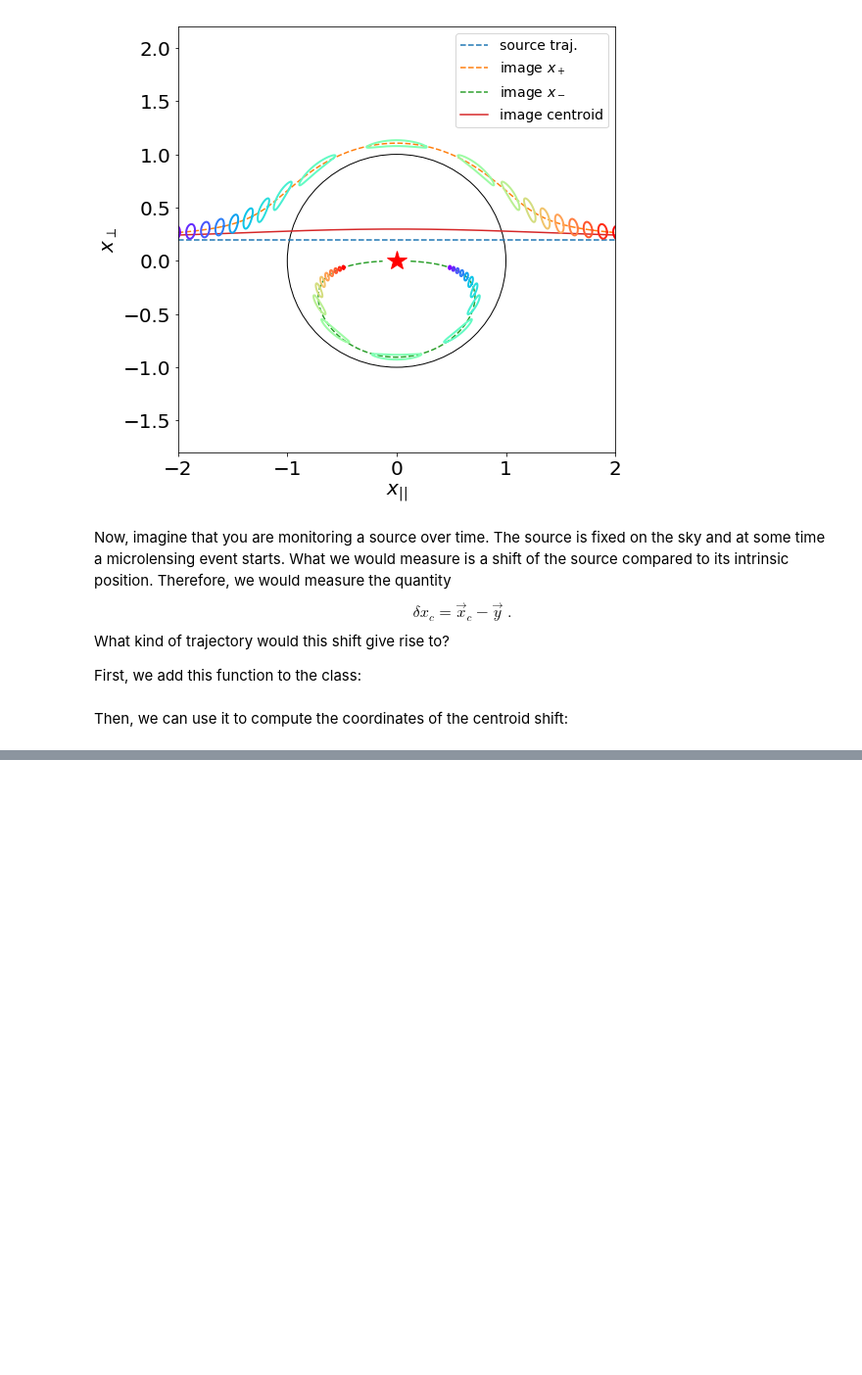
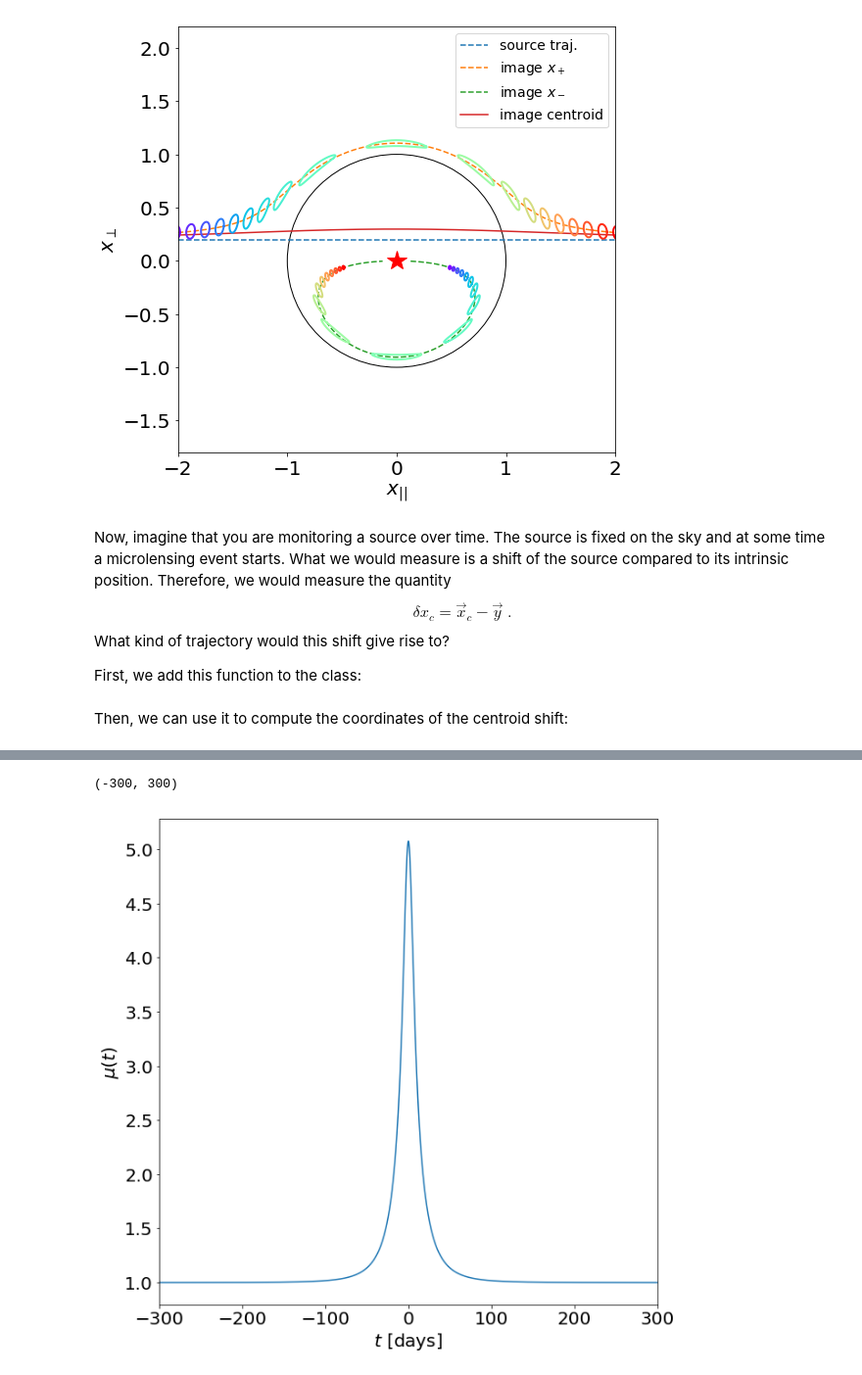
Before and after one commit to maxmen/LensingLectures, a Jupyter notebook: Notebooks/12_2018.ipynb, the cells around one changed output, grey strips where cells are left out. Shown at 98% size. Saved outputs shown, nothing was run; the diff lists cells and outputs as text; code cells hidden in the pictures; blank space fills up the shorter version.

```diff
--- a/Notebooks/12_2018.ipynb
+++ b/Notebooks/12_2018.ipynb
@@ -272,0 +285,16 @@ ax.plot([0.0],[0.0],'*',markersize=20,color='red')
+# %%
+ps = point_source(flux=1.0,ds=8.0,vel=200.0)
+pl = point_lens(ps=ps, mass=1.0, dl=5.0, y0 = 0.2, t0=0.0)
+
+t=np.linspace(-300,300,5000)
+mu=pl.mup(t)-pl.mum(t)
+fig,ax=plt.subplots(1,1,figsize=(10,10))
+ax.plot(t,mu,'-')
+ax.xaxis.set_tick_params(labelsize=20)
+ax.yaxis.set_tick_params(labelsize=20)
+ax.set_xlabel(r'$t$ [days]',fontsize=20)
+ax.set_ylabel(r'$\mu(t)$',fontsize=20)
+ax.set_xlim([-300,300])
+# %% [output]
+(-300, 300)
+[figure, added]
```
Also changed, not shown: parts of 14 cells of this notebook, 10 other files.
